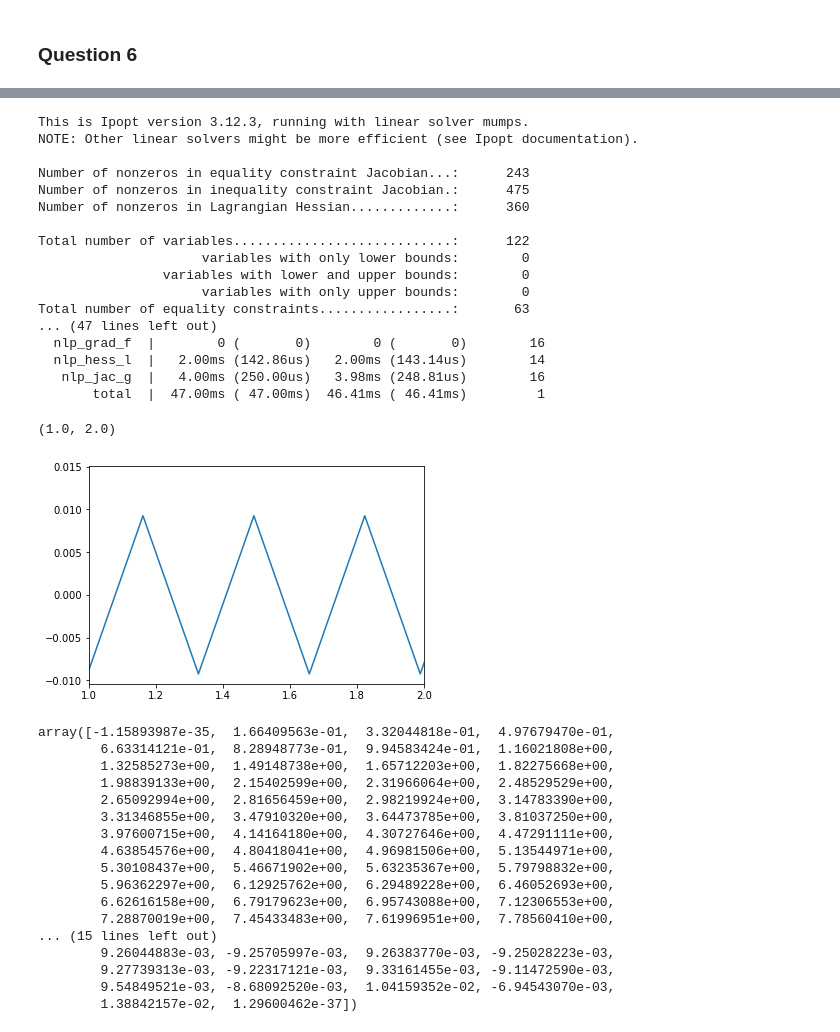
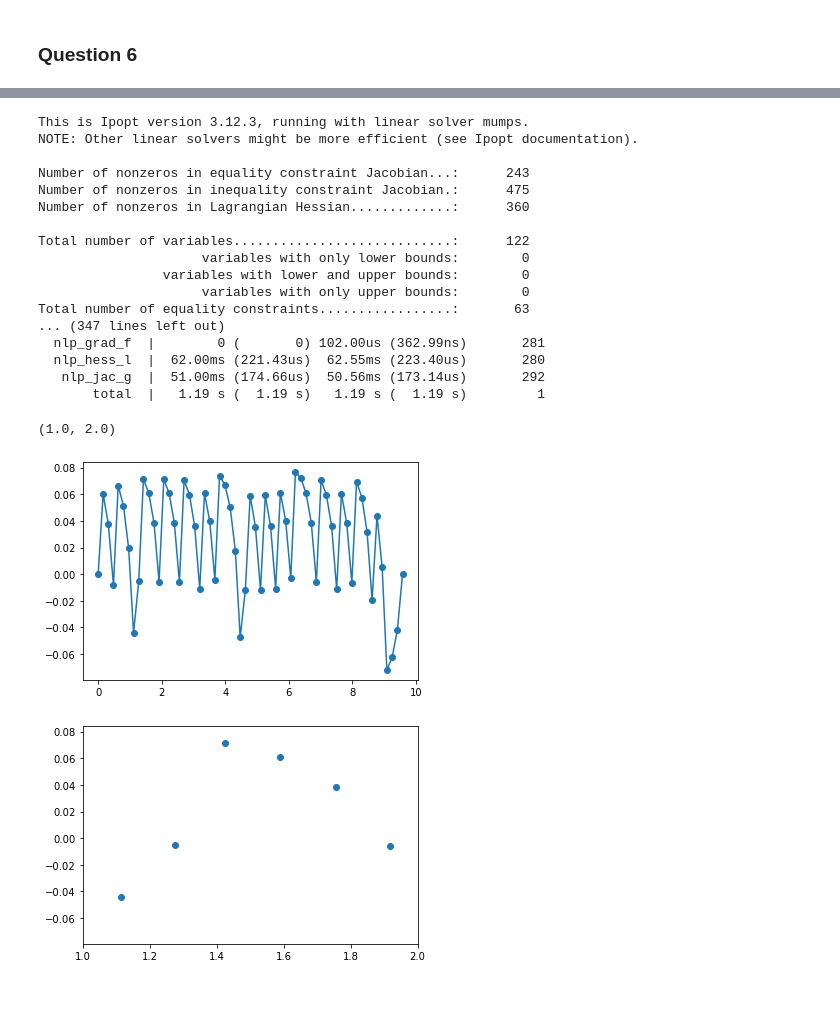
Before and after one commit to thibclz/projet_opti_tuyau, a Jupyter notebook: notebook.ipynb, the cells around one changed output, grey strips where cells are left out. Cells and saved outputs as stored; diff of their text form; code cells hidden in the pictures; blank space fills up the shorter version.

Commit message:
probleme trouvé mais pas réparé

```diff
--- a/notebook.ipynb
+++ b/notebook.ipynb
@@ -56,6 +56,11 @@ import numpy as np
 import matplotlib.pyplot as plt
 from casadi import *
 # %%
+N = 60
+K = 10**5
+L = 10
+gamma = 3
+
 def solve(N, K, L, gamma, z0) :
 
     dx = L/N
@@ -68,7 +73,7 @@ def solve(N, K, L, gamma, z0) :
     for i in range(N+1) :
         S += z[N + 1 + i]**2
 
-    f = K*(z[N] - L/2)**2 + S * dx**2
+    f = K*(z[N] - 5)**2 + S * dx**2
     opti.minimize(f)
 
     #ceq
@@ -84,11 +89,11 @@ def solve(N, K, L, gamma, z0) :
     for i in range(1,N) :
 
         #ceq(bis)
-        opti.subject_to((z[i+1] - z[i])**2 + (z[N+2+i] - z[N+1+i])**2 - dx**2 == 0)
+        opti.subject_to( (z[i+1] - z[i])**2 + (z[N+2+i] - z[N+1+i])**2 - dx**2 == 0) #probleme : ici on fait pas dx²+dy² mais un genre de magie noire
 
         #cineq(bis)
         opti.subject_to( z[i] - z[i+1] <= 0)
-        opti.subject_to((z[i+1] - 2* z[i]+ z[i-1])**2 + (z[N+1 + i + 1] - 2* z[N+1 + i]+ z[N + 1])**2 - (dx**4)*(gamma**2) <= 0)
+        opti.subject_to((z[i+1] - 2 * z[i] + z[i-1])**2 + (z[N+1 + i + 1] - 2* z[N+1 + i]+ z[N + 1])**2 - (dx**4)*(gamma**2) <= 0)
 
     #solving
     opti.set_initial(z, z0)
@@ -99,5 +104,5 @@ def solve(N, K, L, gamma, z0) :
 N = 60
 K = 10**5
 L = 10
-gamma = 1
+gamma = 3
 # %%
@@ -136,0 +140,11 @@ fig.tight_layout()
+# %%
+z0 = np.arange(2 * N + 2, dtype = 'float64')
+dx = L/N
+
+z0[:N+1] = np.arange(0, L/np.sqrt(2)+10**-7, dx/np.sqrt(2))
+
+z0[N + 1 : N + 1 + N//2 + 1] = np.arange(0,L/(2*np.sqrt(2))+10**-7,dx/np.sqrt(2))
+z0[N + N//2 + 2:  ] = L/(2*np.sqrt(2)) - np.arange(dx/np.sqrt(2), L/(2*np.sqrt(2)) + 10**-7, dx/np.sqrt(2))
+
+
+plt.plot(z0[:N+1], z0[N+1:])
@@ -137,44 +154,30 @@ fig.tight_layout()
 # %%
 sol = solve(N, K, L, gamma, z0)
-plt.plot(sol[:N+1], sol[N+1 : ])
+
+plt.figure()
+plt.plot(sol[:N+1], sol[N+1 : ], '-o')
+plt.figure()
+
+plt.scatter(sol[:N+1], sol[N+1 : ])
 plt.xlim(1,2)
 # %% [output]
 This is Ipopt version 3.12.3, running with linear solver mumps.
 NOTE: Other linear solvers might be more efficient (see Ipopt documentation).
 
 Number of nonzeros in equality constraint Jacobian...:      243
 Number of nonzeros in inequality constraint Jacobian.:      475
 Number of nonzeros in Lagrangian Hessian.............:      360
 
 Total number of variables............................:      122
                      variables with only lower bounds:        0
                 variables with lower and upper bounds:        0
                      variables with only upper bounds:        0
 Total number of equality constraints.................:       63
-... (47 lines left out)
-  nlp_grad_f  |        0 (       0)        0 (       0)        16
-  nlp_hess_l  |   2.00ms (142.86us)   2.00ms (143.14us)        14
-   nlp_jac_g  |   4.00ms (250.00us)   3.98ms (248.81us)        16
-       total  |  47.00ms ( 47.00ms)  46.41ms ( 46.41ms)         1
+... (347 lines left out)
+  nlp_grad_f  |        0 (       0) 102.00us (362.99ns)       281
+  nlp_hess_l  |  62.00ms (221.43us)  62.55ms (223.40us)       280
+   nlp_jac_g  |  51.00ms (174.66us)  50.56ms (173.14us)       292
+       total  |   1.19 s (  1.19 s)   1.19 s (  1.19 s)         1
 (1.0, 2.0)
-[figure, old version]
+[figure, new version]
+[figure, added]
-# %%
-sol
-# %% [output]
-array([-1.15893987e-35,  1.66409563e-01,  3.32044818e-01,  4.97679470e-01,
-        6.63314121e-01,  8.28948773e-01,  9.94583424e-01,  1.16021808e+00,
-        1.32585273e+00,  1.49148738e+00,  1.65712203e+00,  1.82275668e+00,
-        1.98839133e+00,  2.15402599e+00,  2.31966064e+00,  2.48529529e+00,
-        2.65092994e+00,  2.81656459e+00,  2.98219924e+00,  3.14783390e+00,
-        3.31346855e+00,  3.47910320e+00,  3.64473785e+00,  3.81037250e+00,
-        3.97600715e+00,  4.14164180e+00,  4.30727646e+00,  4.47291111e+00,
-        4.63854576e+00,  4.80418041e+00,  4.96981506e+00,  5.13544971e+00,
-        5.30108437e+00,  5.46671902e+00,  5.63235367e+00,  5.79798832e+00,
-        5.96362297e+00,  6.12925762e+00,  6.29489228e+00,  6.46052693e+00,
-        6.62616158e+00,  6.79179623e+00,  6.95743088e+00,  7.12306553e+00,
-        7.28870019e+00,  7.45433483e+00,  7.61996951e+00,  7.78560410e+00,
-... (15 lines left out)
-        9.26044883e-03, -9.25705997e-03,  9.26383770e-03, -9.25028223e-03,
-        9.27739313e-03, -9.22317121e-03,  9.33161455e-03, -9.11472590e-03,
-        9.54849521e-03, -8.68092520e-03,  1.04159352e-02, -6.94543070e-03,
-        1.38842157e-02,  1.29600462e-37])
```
Also changed, not shown: parts of 3 cells of this notebook.
